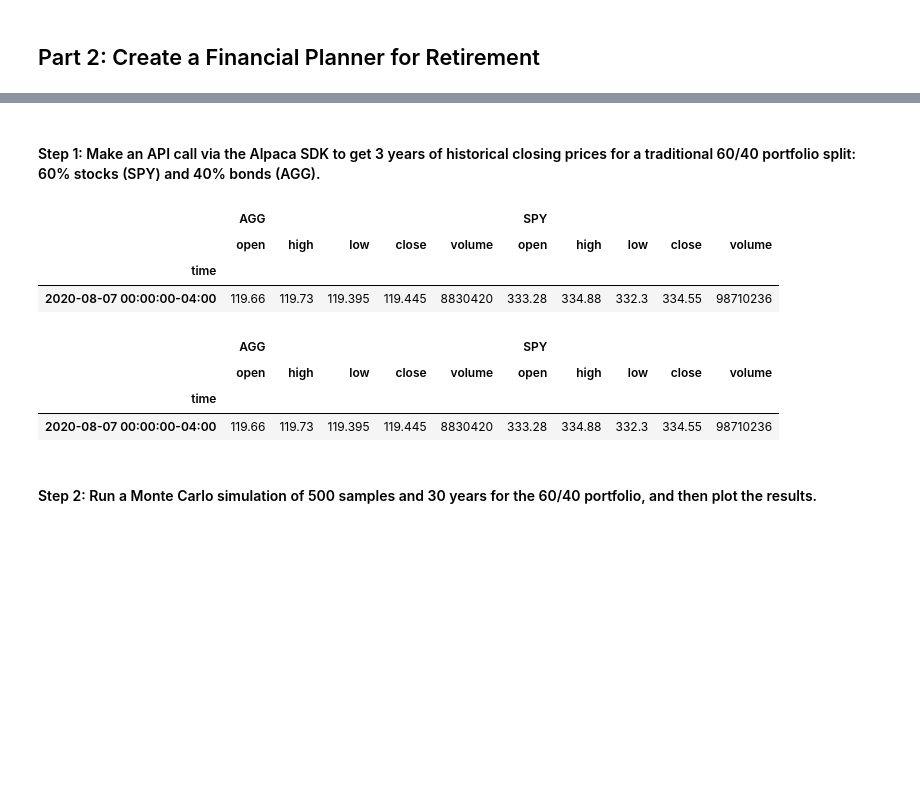
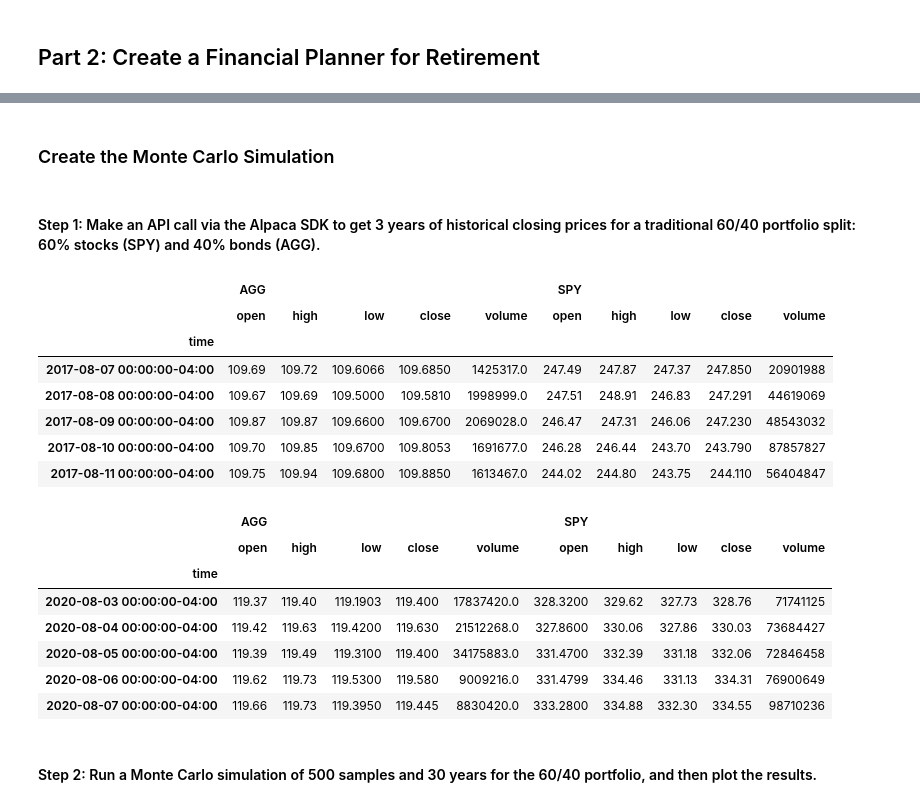
Before and after one commit to VladislavGlupak/Financial-Planners-for-Emergencies-and-for-Retirement, a Jupyter notebook: financial_planning_tools.ipynb, the cells around one changed output, grey strips where cells are left out. Drawn from its saved outputs; the diff is of its cells as text; code cells hidden in the pictures; blank space fills up the shorter version.

```diff
--- a/financial_planning_tools.ipynb
+++ b/financial_planning_tools.ipynb
@@ -361,3 +297,5 @@ In this section, you’ll use the MCForecastTools library to create a Monte Carl
+# %% [markdown]
+### Create the Monte Carlo Simulation
 # %% [markdown]
 #### Step 1: Make an API call via the Alpaca SDK to get 3 years of historical closing prices for a traditional 60/40 portfolio split: 60% stocks (SPY) and 40% bonds (AGG).
 # %%
@@ -371,28 +308,36 @@ limit_row = 1000
 # %%
 # Use the Alpaca get_barset function to make the API call to get the 3 years worth of pricing data
 # The tickers and timeframe parameters should have been set in Part 1 of this activity
 # The start and end dates should be updated with the information set above
 # Remember to add the df property to the end of the call so the response is returned as a DataFrame
 prices_df = alpaca.get_barset(
     tickers,
     timeframe,
     start = start_date,
     end = end_date,
     limit = limit_row
 ).df
 
 # Display both the first and last five rows of the DataFrame
-display(df_portfolio.head())
-display(df_portfolio.tail())
+display(prices_df.head())
+display(prices_df.tail())
 # %% [output]
 |  | AGG |  |  |  |  | SPY |  |  |  |  |
 |  | open | high | low | close | volume | open | high | low | close | volume |
 | time |  |  |  |  |  |  |  |  |  |  |
-| 2020-08-07 00:00:00-04:00 | 119.66 | 119.73 | 119.395 | 119.445 | 8830420 | 333.28 | 334.88 | 332.3 | 334.55 | 98710236 |
+| 2017-08-07 00:00:00-04:00 | 109.69 | 109.72 | 109.6066 | 109.6850 | 1425317.0 | 247.49 | 247.87 | 247.37 | 247.850 | 20901988 |
+| 2017-08-08 00:00:00-04:00 | 109.67 | 109.69 | 109.5000 | 109.5810 | 1998999.0 | 247.51 | 248.91 | 246.83 | 247.291 | 44619069 |
+| 2017-08-09 00:00:00-04:00 | 109.87 | 109.87 | 109.6600 | 109.6700 | 2069028.0 | 246.47 | 247.31 | 246.06 | 247.230 | 48543032 |
+| 2017-08-10 00:00:00-04:00 | 109.70 | 109.85 | 109.6700 | 109.8053 | 1691677.0 | 246.28 | 246.44 | 243.70 | 243.790 | 87857827 |
+| 2017-08-11 00:00:00-04:00 | 109.75 | 109.94 | 109.6800 | 109.8850 | 1613467.0 | 244.02 | 244.80 | 243.75 | 244.110 | 56404847 |
 |  | AGG |  |  |  |  | SPY |  |  |  |  |
 |  | open | high | low | close | volume | open | high | low | close | volume |
 | time |  |  |  |  |  |  |  |  |  |  |
-| 2020-08-07 00:00:00-04:00 | 119.66 | 119.73 | 119.395 | 119.445 | 8830420 | 333.28 | 334.88 | 332.3 | 334.55 | 98710236 |
+| 2020-08-03 00:00:00-04:00 | 119.37 | 119.40 | 119.1903 | 119.400 | 17837420.0 | 328.3200 | 329.62 | 327.73 | 328.76 | 71741125 |
+| 2020-08-04 00:00:00-04:00 | 119.42 | 119.63 | 119.4200 | 119.630 | 21512268.0 | 327.8600 | 330.06 | 327.86 | 330.03 | 73684427 |
+| 2020-08-05 00:00:00-04:00 | 119.39 | 119.49 | 119.3100 | 119.400 | 34175883.0 | 331.4700 | 332.39 | 331.18 | 332.06 | 72846458 |
+| 2020-08-06 00:00:00-04:00 | 119.62 | 119.73 | 119.5300 | 119.580 | 9009216.0 | 331.4799 | 334.46 | 331.13 | 334.31 | 76900649 |
+| 2020-08-07 00:00:00-04:00 | 119.66 | 119.73 | 119.3950 | 119.445 | 8830420.0 | 333.2800 | 334.88 | 332.30 | 334.55 | 98710236 |
 # %% [markdown]
 #### Step 2: Run a Monte Carlo simulation of 500 samples and 30 years for the 60/40 portfolio, and then plot the results.
 # %%
```
Also changed, not shown: parts of 25 cells of this notebook, 6 other files.
